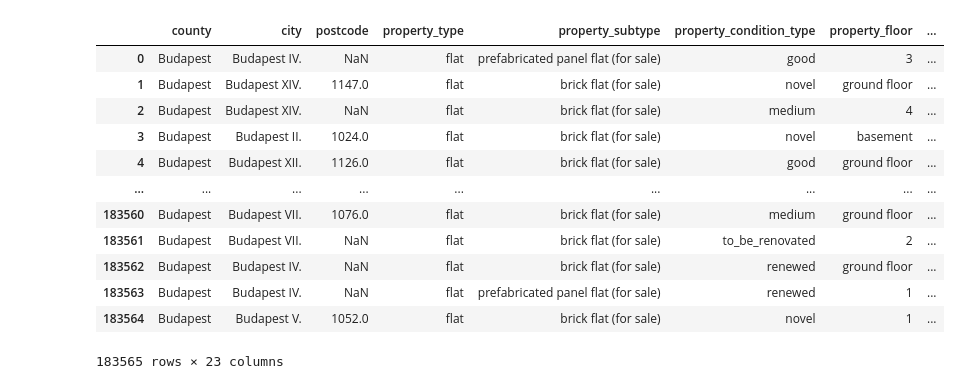
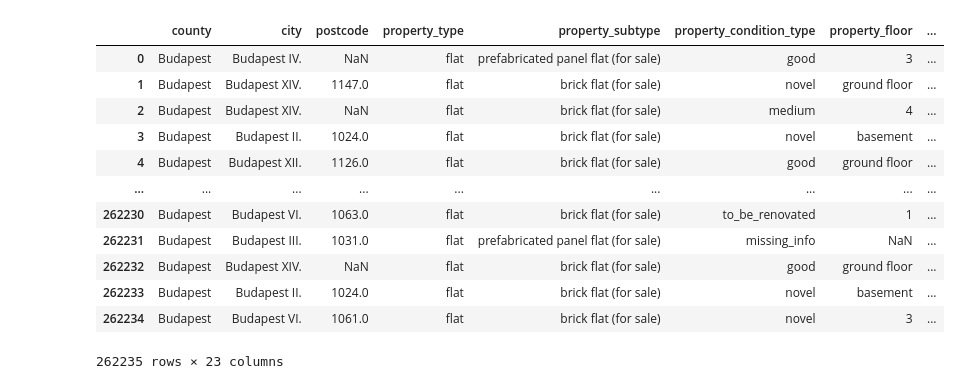
Before and after one commit to kristof39612/lakasarak_lab, a Jupyter notebook: main.ipynb, the cells around one changed output. Drawn from its saved outputs; the diff is of its cells as text; code cells hidden in the pictures.

Commit message:
full dataset merge

```diff
--- a/main.ipynb
+++ b/main.ipynb
@@ -1,23 +1,24 @@
 # %%
 dataset_train = "dataset\\ingatlan.com_training_final.csv"
 dataset_val = "dataset\\ingatlan.com_testing_final.csv"
+dataset = "dataset\\ingatlan.com_full_final.csv"
 import numpy as np
 import matplotlib as plt
 import pandas as pd
 # %%
-df = pd.read_csv(dataset_train, delimiter='|')
+df = pd.read_csv(dataset, delimiter='|')
 df
 # %% [output]
 |  | county | city | postcode | property_type | property_subtype | property_condition_type | property_floor | ... |
 | 0 | Budapest | Budapest IV. | NaN | flat | prefabricated panel flat (for sale) | good | 3 | ... |
 | 1 | Budapest | Budapest XIV. | 1147.0 | flat | brick flat (for sale) | novel | ground floor | ... |
 | 2 | Budapest | Budapest XIV. | NaN | flat | brick flat (for sale) | medium | 4 | ... |
 | 3 | Budapest | Budapest II. | 1024.0 | flat | brick flat (for sale) | novel | basement | ... |
 | 4 | Budapest | Budapest XII. | 1126.0 | flat | brick flat (for sale) | good | ground floor | ... |
 | ... | ... | ... | ... | ... | ... | ... | ... | ... |
-| 183560 | Budapest | Budapest VII. | 1076.0 | flat | brick flat (for sale) | medium | ground floor | ... |
-| 183561 | Budapest | Budapest VII. | NaN | flat | brick flat (for sale) | to_be_renovated | 2 | ... |
-| 183562 | Budapest | Budapest IV. | NaN | flat | brick flat (for sale) | renewed | ground floor | ... |
-| 183563 | Budapest | Budapest IV. | NaN | flat | prefabricated panel flat (for sale) | renewed | 1 | ... |
-| 183564 | Budapest | Budapest V. | 1052.0 | flat | brick flat (for sale) | novel | 1 | ... |
+| 262230 | Budapest | Budapest VI. | 1063.0 | flat | brick flat (for sale) | to_be_renovated | 1 | ... |
+| 262231 | Budapest | Budapest III. | 1031.0 | flat | prefabricated panel flat (for sale) | missing_info | NaN | ... |
+| 262232 | Budapest | Budapest XIV. | NaN | flat | brick flat (for sale) | good | ground floor | ... |
+| 262233 | Budapest | Budapest II. | 1024.0 | flat | brick flat (for sale) | novel | basement | ... |
+| 262234 | Budapest | Budapest VI. | 1061.0 | flat | brick flat (for sale) | novel | 3 | ... |
-183565 rows × 23 columns
+262235 rows × 23 columns
```
Also changed, not shown: parts of 1 cell of this notebook, 1 other file.
